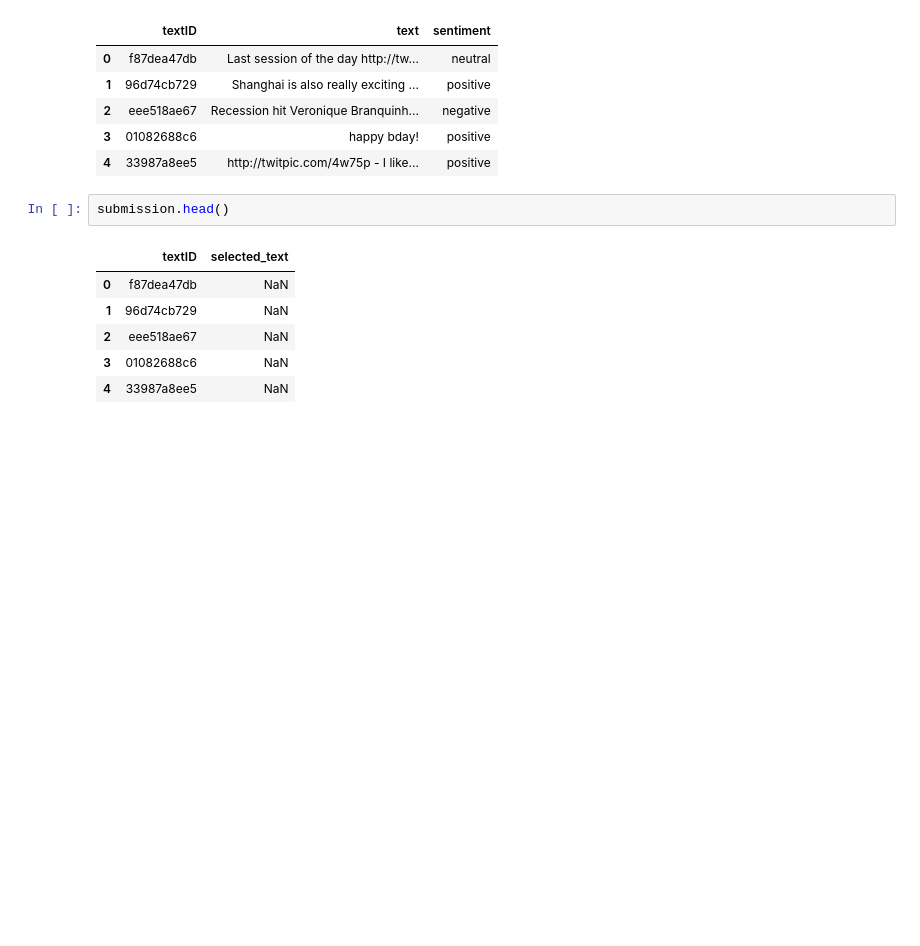
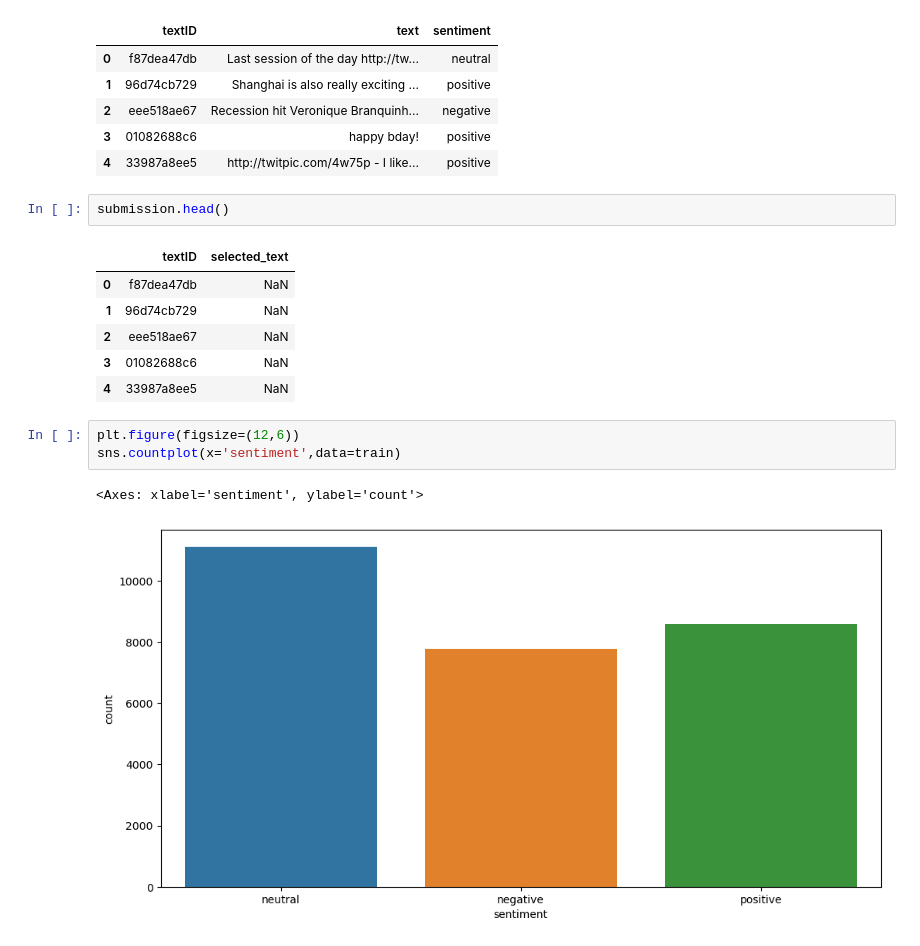
Before and after one commit to justin-kim3000/DL_Kaggle, a Jupyter notebook: Kaggle/DL/Tweet_Sentiment_Extraction/eda.ipynb, the cells around one changed output. Saved outputs shown, nothing was run; the diff lists cells and outputs as text; blank space fills up the shorter version.

```diff
--- a/Kaggle/DL/Tweet_Sentiment_Extraction/eda.ipynb
+++ b/Kaggle/DL/Tweet_Sentiment_Extraction/eda.ipynb
@@ -41,3 +48,9 @@ submission.head()
 | 2 | eee518ae67 | NaN |
 | 3 | 01082688c6 | NaN |
 | 4 | 33987a8ee5 | NaN |
+# %%
+plt.figure(figsize=(12,6))
+sns.countplot(x='sentiment',data=train)
+# %% [output]
+<Axes: xlabel='sentiment', ylabel='count'>
+[figure, added]
```
Also changed, not shown: parts of 4 cells of this notebook.
